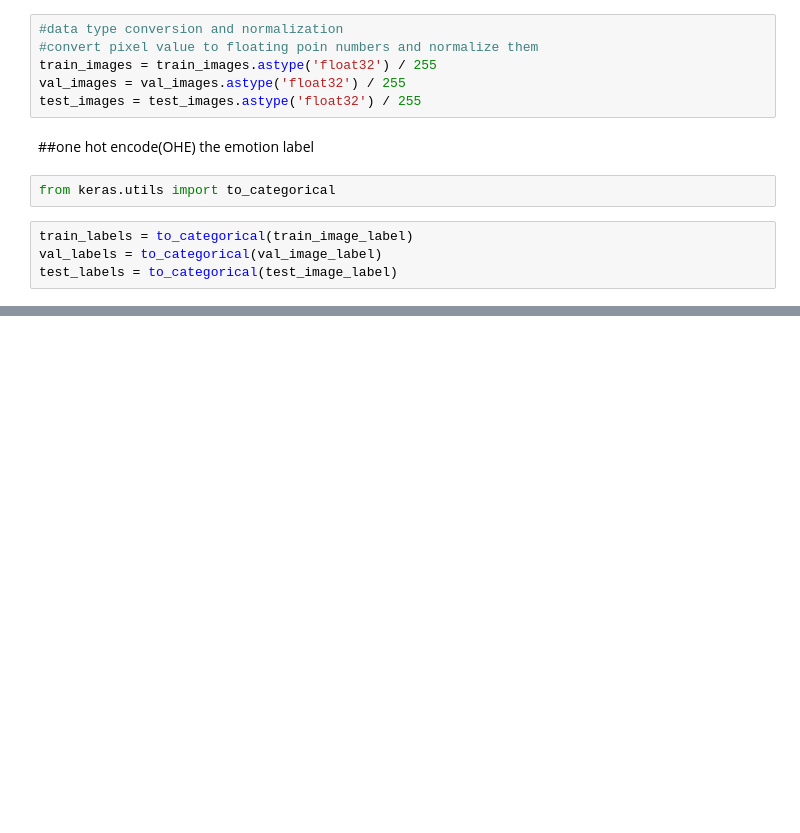
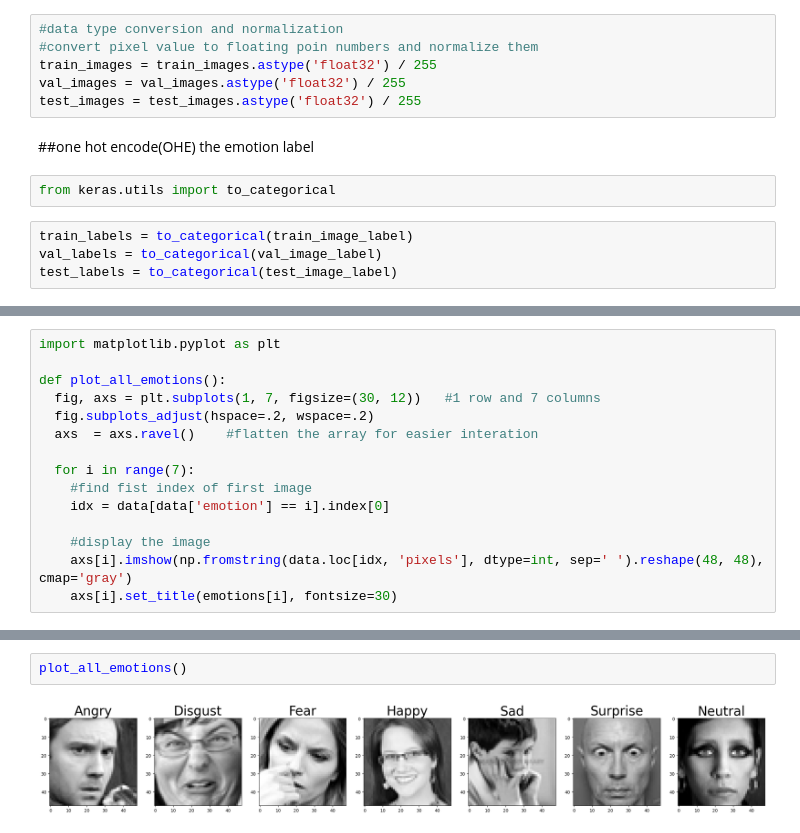
Before and after one commit to rjrizani/machine-learning, a Jupyter notebook: Emotions_Detection.ipynb, the cells around one changed output, grey strips where cells are left out. Cells and saved outputs as stored; diff of their text form; blank space fills up the shorter version.

```diff
--- a/Emotions_Detection.ipynb
+++ b/Emotions_Detection.ipynb
@@ -108,0 +122,15 @@ test_labels = to_categorical(test_image_label)
+# %%
+import matplotlib.pyplot as plt
+
+def plot_all_emotions():
+  fig, axs = plt.subplots(1, 7, figsize=(30, 12))   #1 row and 7 columns
+  fig.subplots_adjust(hspace=.2, wspace=.2)
+  axs  = axs.ravel()    #flatten the array for easier interation
+
+  for i in range(7):
+    #find fist index of first image
+    idx = data[data['emotion'] == i].index[0]
+
+    #display the image
+    axs[i].imshow(np.fromstring(data.loc[idx, 'pixels'], dtype=int, sep=' ').reshape(48, 48), cmap='gray')
+    axs[i].set_title(emotions[i], fontsize=30)
@@ -108,0 +169,4 @@ test_labels = to_categorical(test_image_label)
+# %%
+plot_all_emotions()
+# %% [output]
+[figure, added]
```
Also changed, not shown: parts of 15 cells of this notebook.
